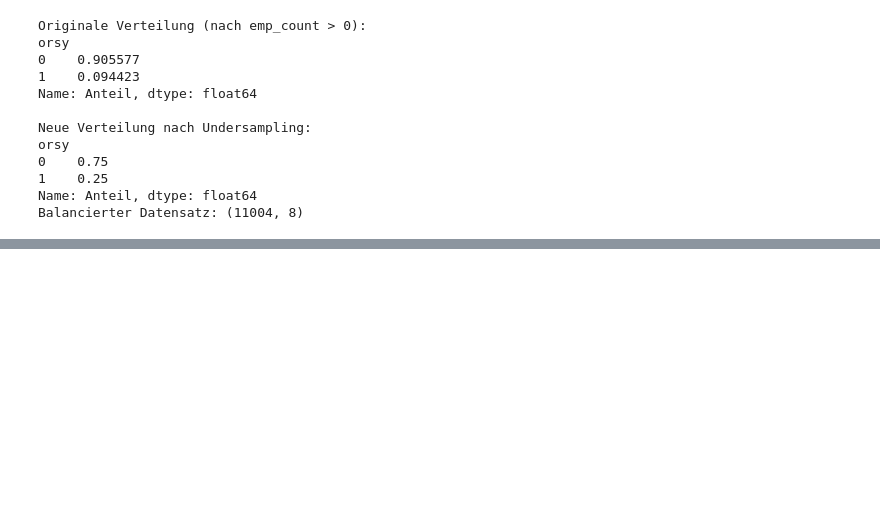
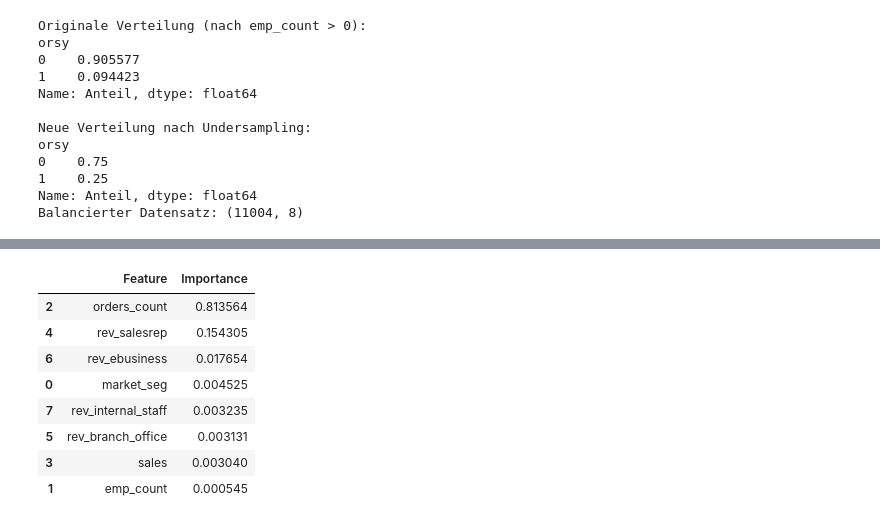
Before and after one commit to rzabler/Wuerth_projekt, a Jupyter notebook: notebooks/Mod2.ipynb, the cells around one changed output, grey strips where cells are left out. Saved outputs shown, nothing was run; the diff lists cells and outputs as text; code cells hidden in the pictures; blank space fills up the shorter version.

```diff
--- a/notebooks/Mod2.ipynb
+++ b/notebooks/Mod2.ipynb
@@ -150,0 +225,17 @@ Balancierter Datensatz: (11004, 8)
+# %%
+importance = pd.DataFrame({
+    "Feature": features,
+    "Importance": tree.feature_importances_
+}).sort_values("Importance", ascending=False)
+
+importance
+# %% [output]
+|  | Feature | Importance |
+| 2 | orders_count | 0.813564 |
+| 4 | rev_salesrep | 0.154305 |
+| 6 | rev_ebusiness | 0.017654 |
+| 0 | market_seg | 0.004525 |
+| 7 | rev_internal_staff | 0.003235 |
+| 5 | rev_branch_office | 0.003131 |
+| 3 | sales | 0.003040 |
+| 1 | emp_count | 0.000545 |
```
Also changed, not shown: parts of 5 cells of this notebook, 1 other file.
